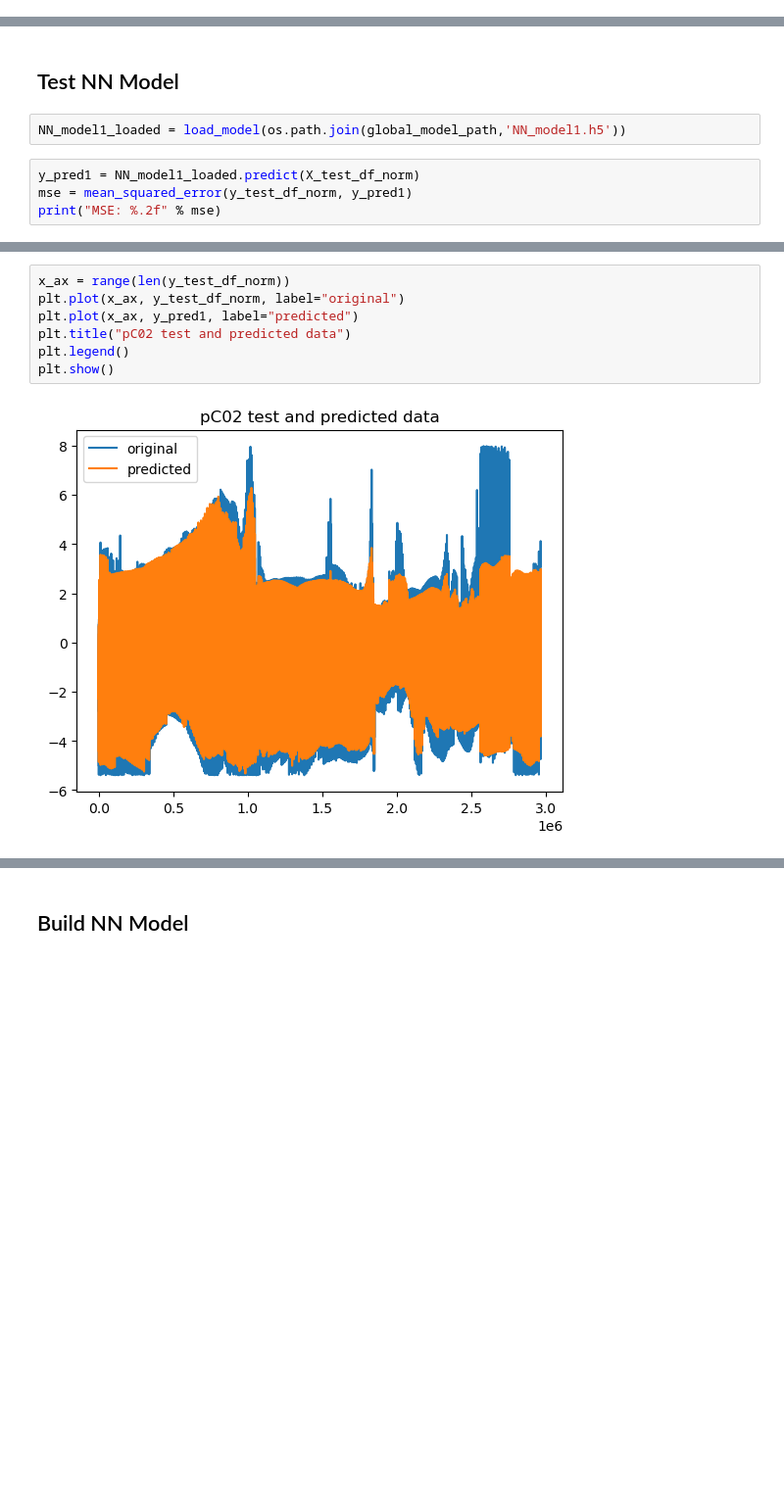
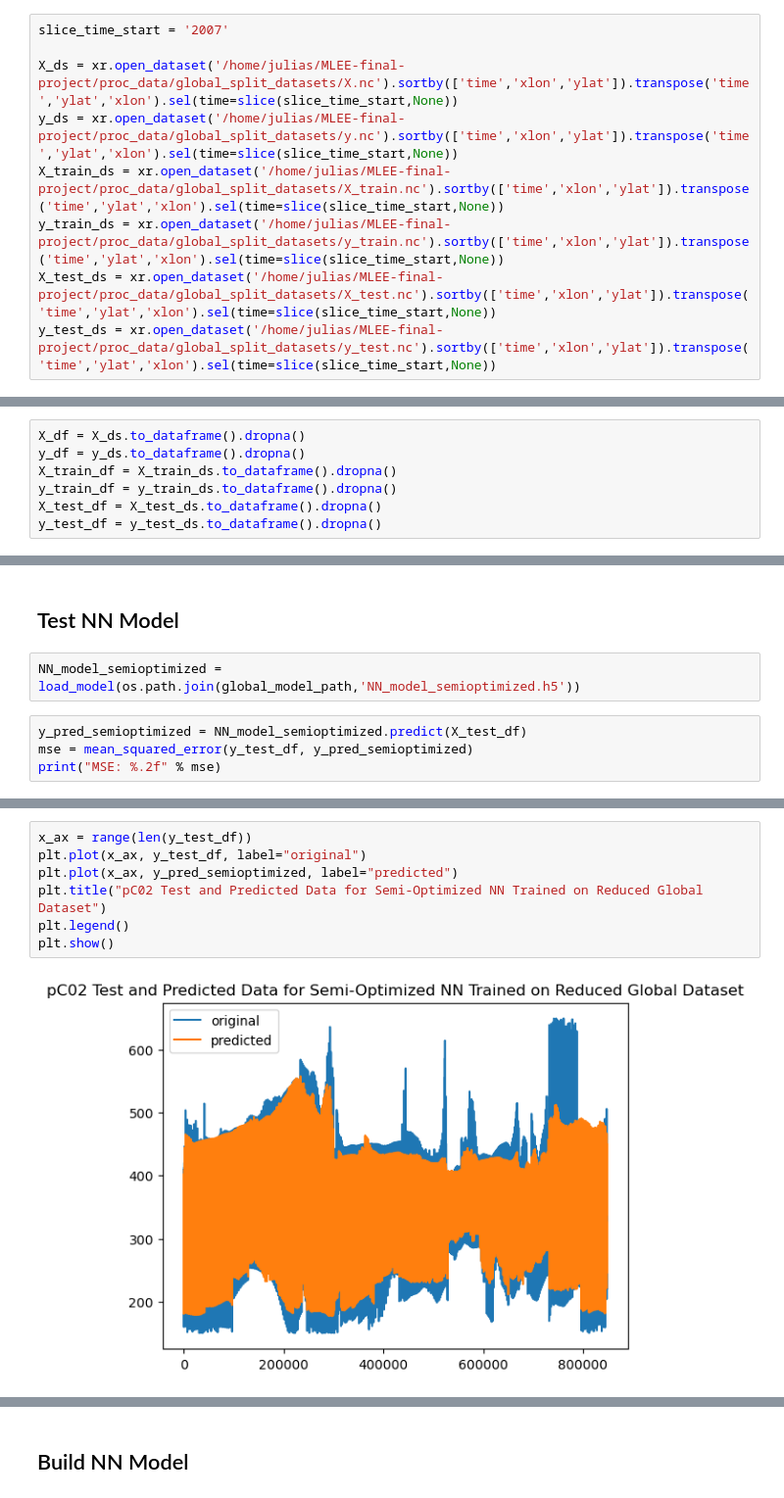
Before and after one commit to juliasimpson97/MLEE-final-project, a Jupyter notebook: models/NN_global.ipynb, the cells around one changed output, grey strips where cells are left out. Shown: that part at 98% size. Cells and saved outputs as stored; diff of their text form; blank space fills up the shorter version.

```diff
--- a/models/NN_global.ipynb
+++ b/models/NN_global.ipynb
@@ -117,0 +46,9 @@ y_test_n = y_test_df_norm.to_numpy().ravel()
+# %%
+slice_time_start = '2007'
+
+X_ds = xr.open_dataset('/home/julias/MLEE-final-project/proc_data/global_split_datasets/X.nc').sortby(['time','xlon','ylat']).transpose('time','ylat','xlon').sel(time=slice(slice_time_start,None))
+y_ds = xr.open_dataset('/home/julias/MLEE-final-project/proc_data/global_split_datasets/y.nc').sortby(['time','xlon','ylat']).transpose('time','ylat','xlon').sel(time=slice(slice_time_start,None))
+X_train_ds = xr.open_dataset('/home/julias/MLEE-final-project/proc_data/global_split_datasets/X_train.nc').sortby(['time','xlon','ylat']).transpose('time','ylat','xlon').sel(time=slice(slice_time_start,None))
+y_train_ds = xr.open_dataset('/home/julias/MLEE-final-project/proc_data/global_split_datasets/y_train.nc').sortby(['time','xlon','ylat']).transpose('time','ylat','xlon').sel(time=slice(slice_time_start,None))
+X_test_ds = xr.open_dataset('/home/julias/MLEE-final-project/proc_data/global_split_datasets/X_test.nc').sortby(['time','xlon','ylat']).transpose('time','ylat','xlon').sel(time=slice(slice_time_start,None))
+y_test_ds = xr.open_dataset('/home/julias/MLEE-final-project/proc_data/global_split_datasets/y_test.nc').sortby(['time','xlon','ylat']).transpose('time','ylat','xlon').sel(time=slice(slice_time_start,None))
@@ -117,0 +57,7 @@ y_test_n = y_test_df_norm.to_numpy().ravel()
+# %%
+X_df = X_ds.to_dataframe().dropna()
+y_df = y_ds.to_dataframe().dropna()
+X_train_df = X_train_ds.to_dataframe().dropna()
+y_train_df = y_train_ds.to_dataframe().dropna()
+X_test_df = X_test_ds.to_dataframe().dropna()
+y_test_df = y_test_ds.to_dataframe().dropna()
@@ -272,9 +398,9 @@ NN_model1.save(os.path.join(global_model_path,'NN_model1.h5'))
 # %% [markdown]
 ## Test NN Model
 # %%
-NN_model1_loaded = load_model(os.path.join(global_model_path,'NN_model1.h5'))
+NN_model_semioptimized = load_model(os.path.join(global_model_path,'NN_model_semioptimized.h5'))
 # %%
-y_pred1 = NN_model1_loaded.predict(X_test_df_norm)
-mse = mean_squared_error(y_test_df_norm, y_pred1)
+y_pred_semioptimized = NN_model_semioptimized.predict(X_test_df)
+mse = mean_squared_error(y_test_df, y_pred_semioptimized)
 print("MSE: %.2f" % mse)
 # %% [output]
@@ -283,10 +409,10 @@ MSE: 0.10
 # %%
-x_ax = range(len(y_test_df_norm))
-plt.plot(x_ax, y_test_df_norm, label="original")
-plt.plot(x_ax, y_pred1, label="predicted")
-plt.title("pC02 test and predicted data")
+x_ax = range(len(y_test_df))
+plt.plot(x_ax, y_test_df, label="original")
+plt.plot(x_ax, y_pred_semioptimized, label="predicted")
+plt.title("pC02 Test and Predicted Data for Semi-Optimized NN Trained on Reduced Global Dataset")
 plt.legend()
 plt.show()
 # %% [output]
-[figure, old version]
+[figure, new version]
 # %% [markdown]
```
Also changed, not shown: parts of 95 cells of this notebook, 2 other files.
